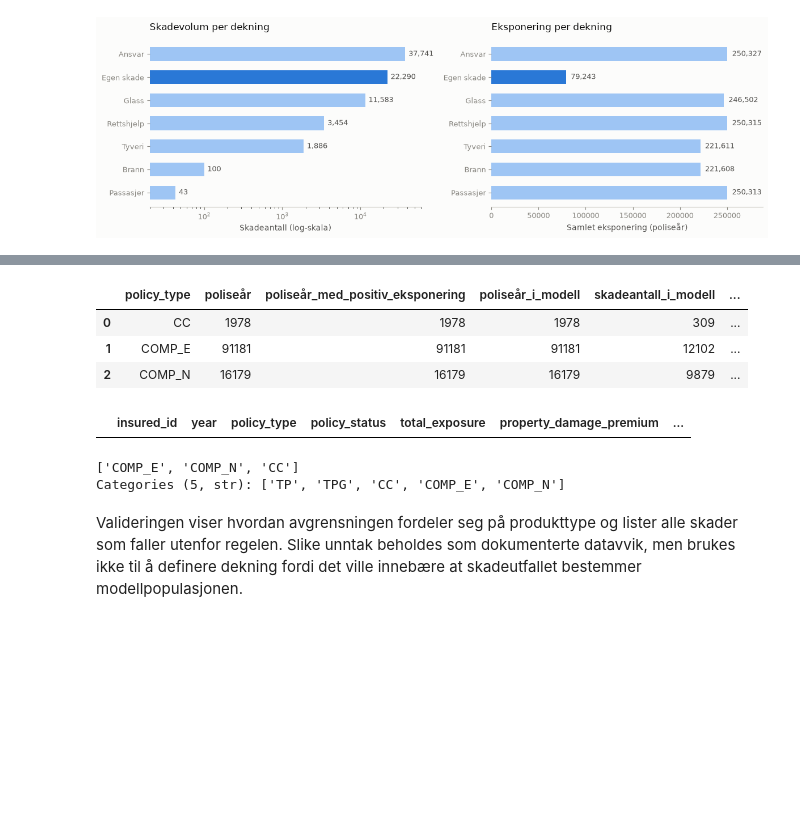
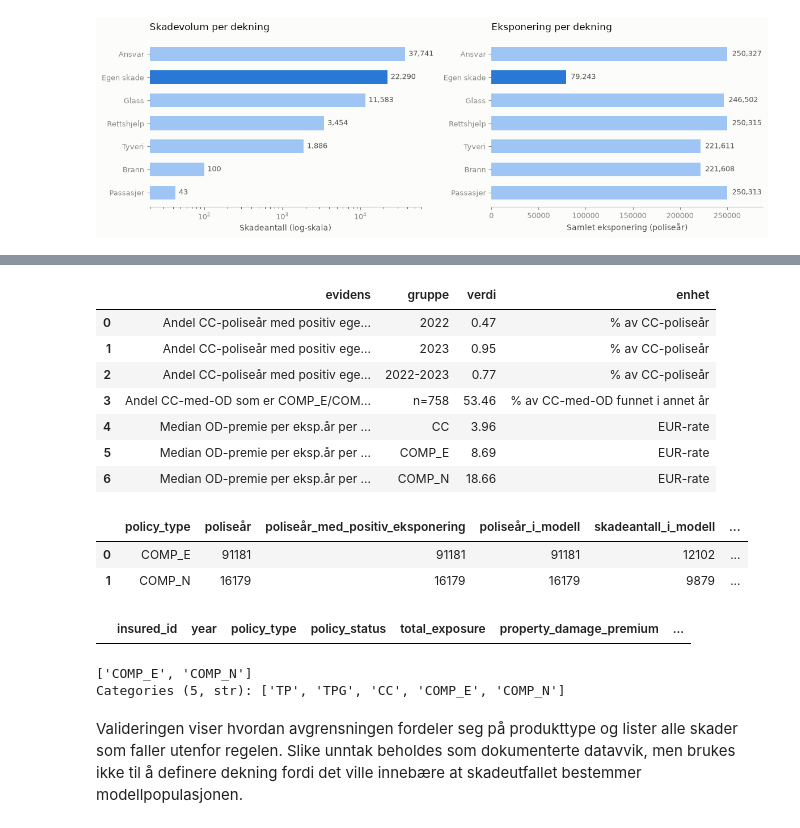
Before and after one commit to MarkusBjerkaas/Motor-Insurance-GLM-ML, a Jupyter notebook: analysis.ipynb, the cells around one changed output, grey strips where cells are left out. Drawn from its saved outputs; the diff is of its cells as text; code cells hidden in the pictures; blank space fills up the shorter version.

```diff
--- a/analysis.ipynb
+++ b/analysis.ipynb
@@ -463,22 +486,35 @@ populasjon uten å kopiere koden. Selve beslutningen og begrunnelsen står her.
 # %%
-df = select_own_damage_scope(data)
-scope_summary, scope_exceptions = build_own_damage_scope_validation(df)
-display(scope_summary)
-display(scope_exceptions)
-assert df["property_damage_premium"].gt(0).all()
-assert df["total_exposure"].gt(0).all()
+# Evidensgrunnlaget for å ekskludere CC (B-29), beregnet på train-årene alene.
+cc_scope_evidence = build_cc_scope_evidence(data, TRAIN_YEARS)
+display(cc_scope_evidence)
 # %% [output]
-|  | policy_type | poliseår | poliseår_med_positiv_eksponering | poliseår_i_modell | skadeantall_i_modell | ... |
-| 0 | CC | 1978 | 1978 | 1978 | 309 | ... |
-| 1 | COMP_E | 91181 | 91181 | 91181 | 12102 | ... |
-| 2 | COMP_N | 16179 | 16179 | 16179 | 9879 | ... |
+|  | evidens | gruppe | verdi | enhet |
+| 0 | Andel CC-poliseår med positiv ege... | 2022 | 0.47 | % av CC-poliseår |
+| 1 | Andel CC-poliseår med positiv ege... | 2023 | 0.95 | % av CC-poliseår |
+| 2 | Andel CC-poliseår med positiv ege... | 2022-2023 | 0.77 | % av CC-poliseår |
+| 3 | Andel CC-med-OD som er COMP_E/COM... | n=758 | 53.46 | % av CC-med-OD funnet i annet år |
+| 4 | Median OD-premie per eksp.år per ... | CC | 3.96 | EUR-rate |
+| 5 | Median OD-premie per eksp.år per ... | COMP_E | 8.69 | EUR-rate |
+| 6 | Median OD-premie per eksp.år per ... | COMP_N | 18.66 | EUR-rate |
-|  | insured_id | year | policy_type | policy_status | total_exposure | property_damage_premium | ... |
 # %%
-# Som vi ser inneholder kun datasettet de forventede polisetypene etter avgrensningen.
-df["policy_type"].unique()
+df = select_own_damage_scope(data)
+scope_summary, scope_exceptions = build_own_damage_scope_validation(df)
+display(scope_summary)
+display(scope_exceptions)
+assert df["property_damage_premium"].gt(0).all()
+assert df["total_exposure"].gt(0).all()
+assert df["policy_type"].isin(["COMP_E", "COMP_N"]).all()
 # %% [output]
-['COMP_E', 'COMP_N', 'CC']
-Categories (5, str): ['TP', 'TPG', 'CC', 'COMP_E', 'COMP_N']
+|  | policy_type | poliseår | poliseår_med_positiv_eksponering | poliseår_i_modell | skadeantall_i_modell | ... |
+| 0 | COMP_E | 91181 | 91181 | 91181 | 12102 | ... |
+| 1 | COMP_N | 16179 | 16179 | 16179 | 9879 | ... |
+|  | insured_id | year | policy_type | policy_status | total_exposure | property_damage_premium | ... |
+# %%
+# Som vi ser inneholder datasettet kun COMP_E og COMP_N etter avgrensningen — CC er ekskludert (B-29).
+df["policy_type"].unique()
+# %% [output]
+['COMP_E', 'COMP_N']
+Categories (5, str): ['TP', 'TPG', 'CC', 'COMP_E', 'COMP_N']
 # %% [markdown]
 Valideringen viser hvordan avgrensningen fordeler seg på produkttype og lister
 alle skader som faller utenfor regelen. Slike unntak beholdes som dokumenterte
```
Also changed, not shown: parts of 21 cells of this notebook, 22 other files.
